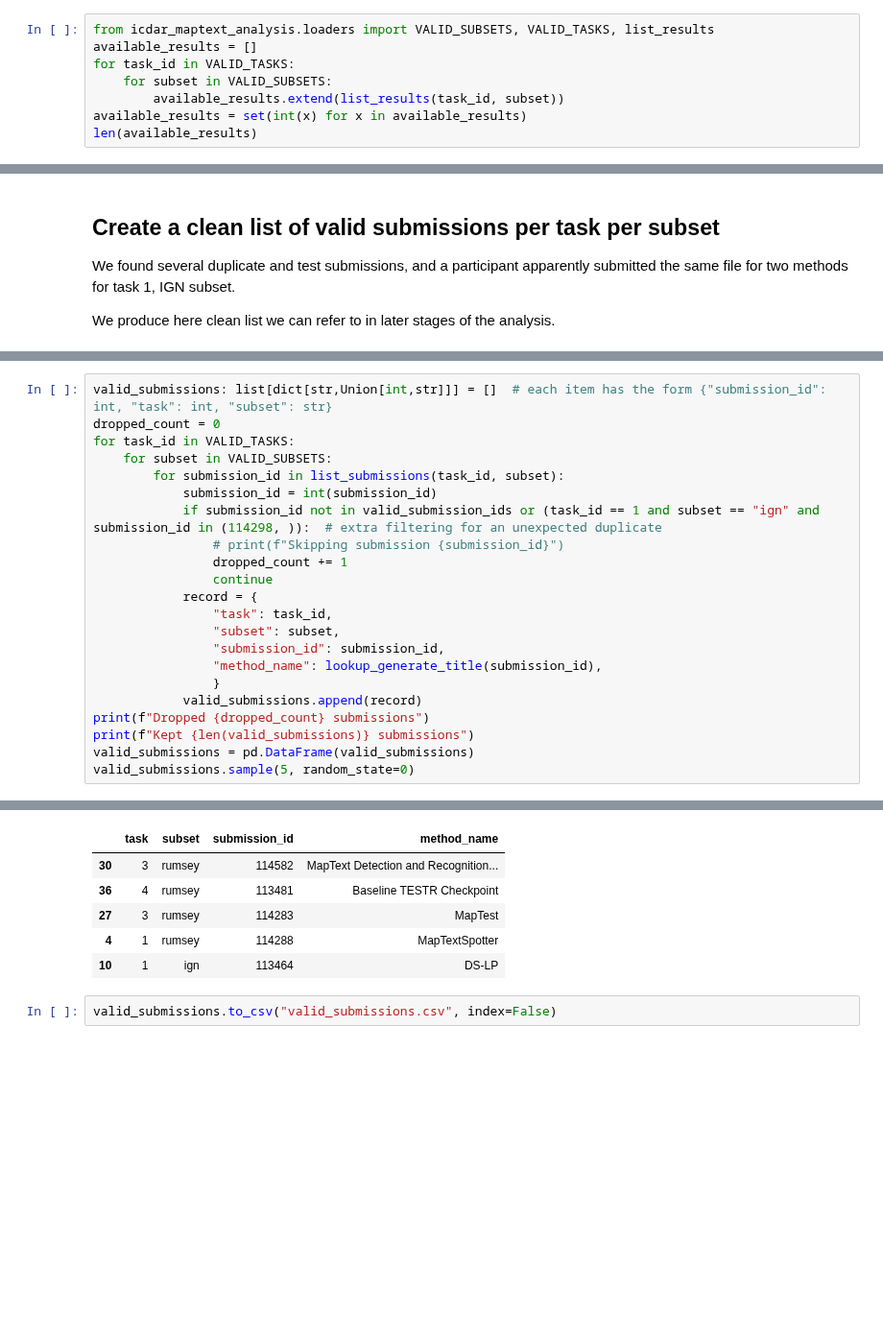
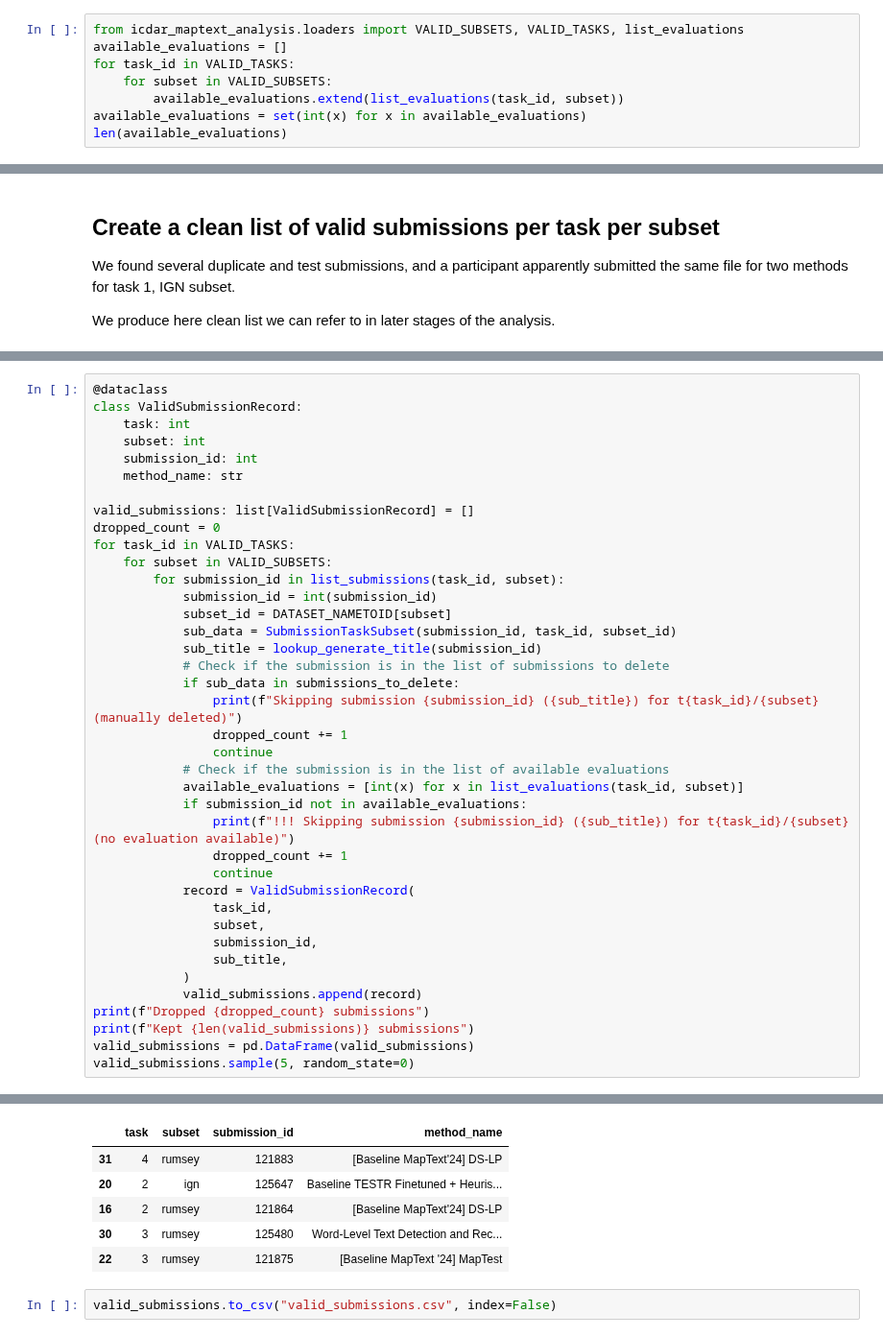
Before and after one commit to icdar-maptext/analysis, a Jupyter notebook: 01-list-valid-submissions.ipynb, the cells around one changed output, grey strips where cells are left out. Shown at 96% size. Drawn from its saved outputs; the diff is of its cells as text; blank space fills up the shorter version.

Commit message:
Update loaders and extract a first list of valid submissions (missing 6 evaluations)

```diff
--- a/01-list-valid-submissions.ipynb
+++ b/01-list-valid-submissions.ipynb
@@ -41,11 +82,11 @@ duplicate_submission_ids_manual = [
 # %% [markdown]
 Collect the set of submission ids for which evaluation is available.
 # %%
-from icdar_maptext_analysis.loaders import VALID_SUBSETS, VALID_TASKS, list_results
-available_results = []
+from icdar_maptext_analysis.loaders import VALID_SUBSETS, VALID_TASKS, list_evaluations
+available_evaluations = []
 for task_id in VALID_TASKS:
     for subset in VALID_SUBSETS:
-        available_results.extend(list_results(task_id, subset))
-available_results = set(int(x) for x in available_results)
-len(available_results)
+        available_evaluations.extend(list_evaluations(task_id, subset))
+available_evaluations = set(int(x) for x in available_evaluations)
+len(available_evaluations)
 # %% [output]
@@ -144,22 +184,39 @@ from icdar_maptext_analysis.loaders import list_submissions, VALID_TASKS, VALID_
 from typing import List, Dict, Union
 import pandas as pd
 # %%
-valid_submissions: list[dict[str,Union[int,str]]] = []  # each item has the form {"submission_id": int, "task": int, "subset": str}
+@dataclass
+class ValidSubmissionRecord:
+    task: int
+    subset: int
+    submission_id: int
+    method_name: str
+
+valid_submissions: list[ValidSubmissionRecord] = []
 dropped_count = 0
 for task_id in VALID_TASKS:
     for subset in VALID_SUBSETS:
         for submission_id in list_submissions(task_id, subset):
             submission_id = int(submission_id)
-            if submission_id not in valid_submission_ids or (task_id == 1 and subset == "ign" and submission_id in (114298, )):  # extra filtering for an unexpected duplicate
-                # print(f"Skipping submission {submission_id}")
+            subset_id = DATASET_NAMETOID[subset]
+            sub_data = SubmissionTaskSubset(submission_id, task_id, subset_id)
+            sub_title = lookup_generate_title(submission_id)
+            # Check if the submission is in the list of submissions to delete
+            if sub_data in submissions_to_delete:
+                print(f"Skipping submission {submission_id} ({sub_title}) for t{task_id}/{subset} (manually deleted)")
                 dropped_count += 1
                 continue
-            record = {
-                "task": task_id,
-                "subset": subset,
-                "submission_id": submission_id,
-                "method_name": lookup_generate_title(submission_id),
-                }
+            # Check if the submission is in the list of available evaluations
+            available_evaluations = [int(x) for x in list_evaluations(task_id, subset)]
+            if submission_id not in available_evaluations:
+                print(f"!!! Skipping submission {submission_id} ({sub_title}) for t{task_id}/{subset} (no evaluation available)")
+                dropped_count += 1
+                continue
+            record = ValidSubmissionRecord(
+                task_id,
+                subset,
+                submission_id,
+                sub_title,
+            )
             valid_submissions.append(record)
 print(f"Dropped {dropped_count} submissions")
 print(f"Kept {len(valid_submissions)} submissions")
@@ -171,9 +245,9 @@ Kept 43 submissions
 |  | task | subset | submission_id | method_name |
-| 30 | 3 | rumsey | 114582 | MapText Detection and Recognition... |
-| 36 | 4 | rumsey | 113481 | Baseline TESTR Checkpoint |
-| 27 | 3 | rumsey | 114283 | MapTest |
-| 4 | 1 | rumsey | 114288 | MapTextSpotter |
-| 10 | 1 | ign | 113464 | DS-LP |
+| 31 | 4 | rumsey | 121883 | [Baseline MapText'24] DS-LP |
+| 20 | 2 | ign | 125647 | Baseline TESTR Finetuned + Heuris... |
+| 16 | 2 | rumsey | 121864 | [Baseline MapText'24] DS-LP |
+| 30 | 3 | rumsey | 125480 | Word-Level Text Detection and Rec... |
+| 22 | 3 | rumsey | 121875 | [Baseline MapText '24] MapTest |
 # %%
 valid_submissions.to_csv("valid_submissions.csv", index=False)
 # %%
```
Also changed, not shown: parts of 29 cells of this notebook, 5 other files.
